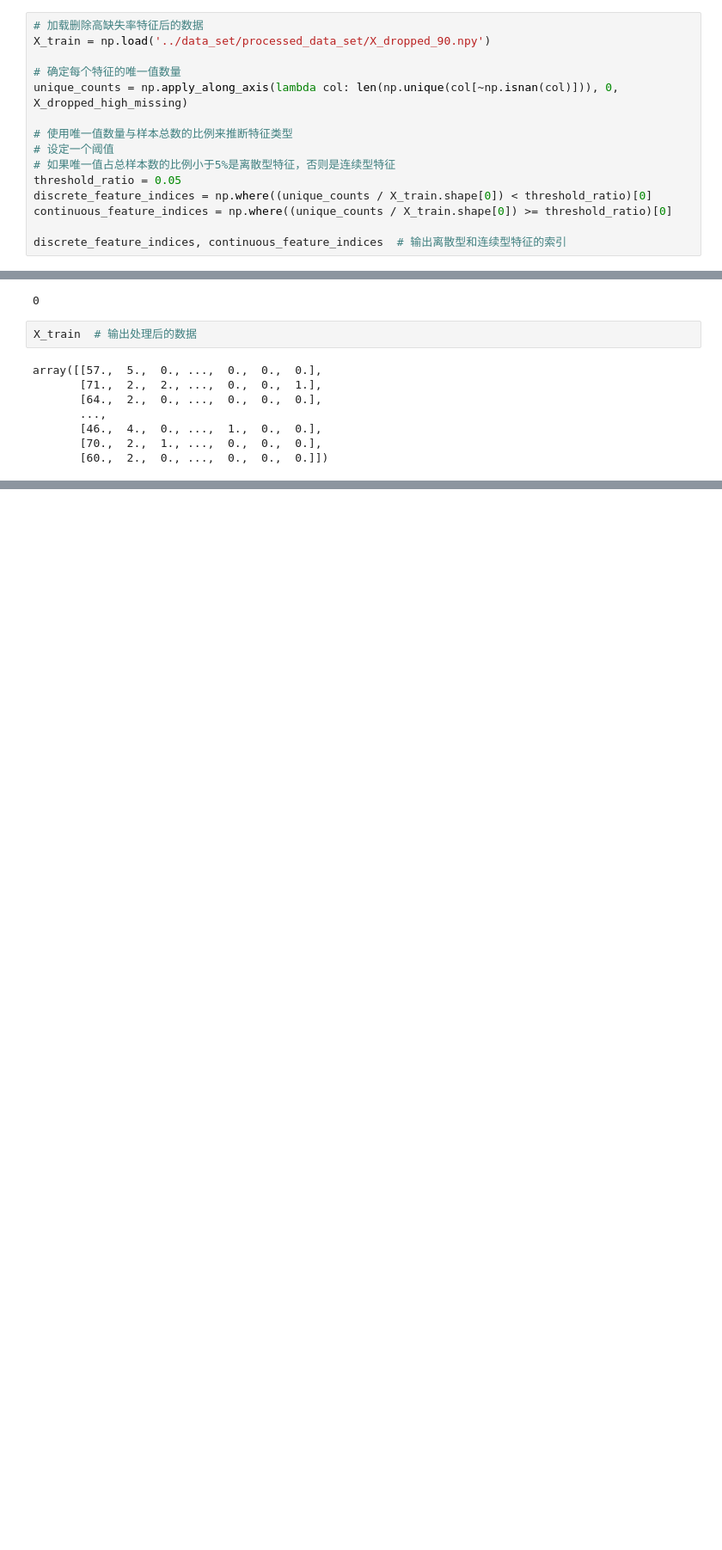
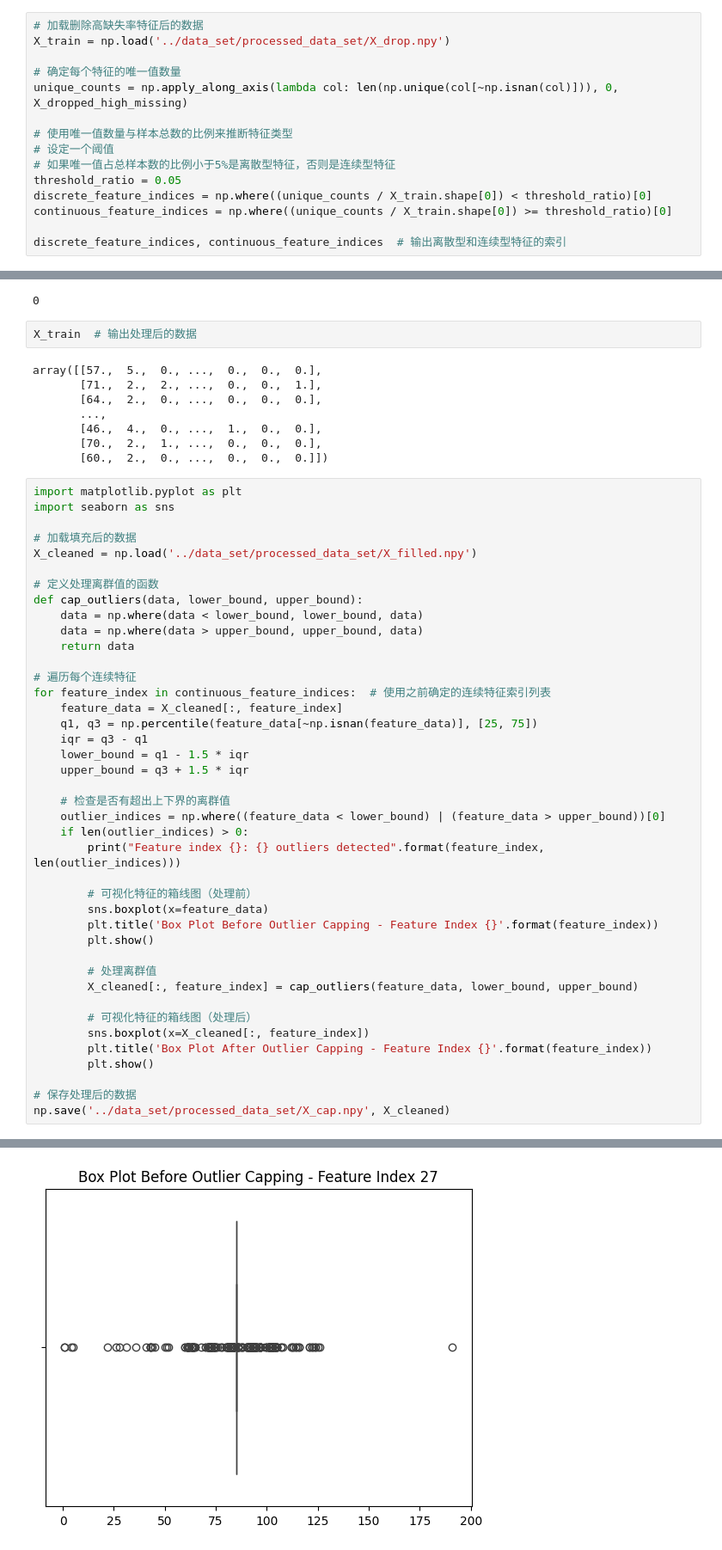
Before and after one commit to pure-maple/COMP9417-Group-Project, a Jupyter notebook: preprocessing/preprocessing_0406.ipynb, the cells around one changed output, grey strips where cells are left out. Shown at 86% size. Saved outputs shown, nothing was run; the diff lists cells and outputs as text; blank space fills up the shorter version.

```diff
--- a/preprocessing/preprocessing_0406.ipynb
+++ b/preprocessing/preprocessing_0406.ipynb
@@ -63,7 +77,7 @@ features_to_drop_high_missing, X_dropped_high_missing.shape
 对特征进行分类，离散型和连续型
 # %%
 # 加载删除高缺失率特征后的数据
-X_train = np.load('../data_set/processed_data_set/X_dropped_90.npy')
+X_train = np.load('../data_set/processed_data_set/X_drop.npy')
 
 # 确定每个特征的唯一值数量
 unique_counts = np.apply_along_axis(lambda col: len(np.unique(col[~np.isnan(col)])), 0, X_dropped_high_missing)
@@ -172,3 +155,45 @@ array([[57.,  5.,  0., ...,  0.,  0.,  0.],
        [46.,  4.,  0., ...,  1.,  0.,  0.],
        [70.,  2.,  1., ...,  0.,  0.,  0.],
        [60.,  2.,  0., ...,  0.,  0.,  0.]])
+# %%
+import matplotlib.pyplot as plt
+import seaborn as sns
+
+# 加载填充后的数据
+X_cleaned = np.load('../data_set/processed_data_set/X_filled.npy')
+
+# 定义处理离群值的函数
+def cap_outliers(data, lower_bound, upper_bound):
+    data = np.where(data < lower_bound, lower_bound, data)
+    data = np.where(data > upper_bound, upper_bound, data)
+    return data
+
+# 遍历每个连续特征
+for feature_index in continuous_feature_indices:  # 使用之前确定的连续特征索引列表
+    feature_data = X_cleaned[:, feature_index]
+    q1, q3 = np.percentile(feature_data[~np.isnan(feature_data)], [25, 75])
+    iqr = q3 - q1
+    lower_bound = q1 - 1.5 * iqr
+    upper_bound = q3 + 1.5 * iqr
+
+    # 检查是否有超出上下界的离群值
+    outlier_indices = np.where((feature_data < lower_bound) | (feature_data > upper_bound))[0]
+    if len(outlier_indices) > 0:
+        print("Feature index {}: {} outliers detected".format(feature_index, len(outlier_indices)))
+
+        # 可视化特征的箱线图（处理前）
+        sns.boxplot(x=feature_data)
+        plt.title('Box Plot Before Outlier Capping - Feature Index {}'.format(feature_index))
+        plt.show()
+
+        # 处理离群值
+        X_cleaned[:, feature_index] = cap_outliers(feature_data, lower_bound, upper_bound)
+
+        # 可视化特征的箱线图（处理后）
+        sns.boxplot(x=X_cleaned[:, feature_index])
+        plt.title('Box Plot After Outlier Capping - Feature Index {}'.format(feature_index))
+        plt.show()
+
+# 保存处理后的数据
+np.save('../data_set/processed_data_set/X_cap.npy', X_cleaned)
+# %% [output]
@@ -174,0 +201 @@ array([[57.,  5.,  0., ...,  0.,  0.,  0.],
+[figure, added]
```
Also changed, not shown: parts of 12 cells of this notebook, 8 other files.
